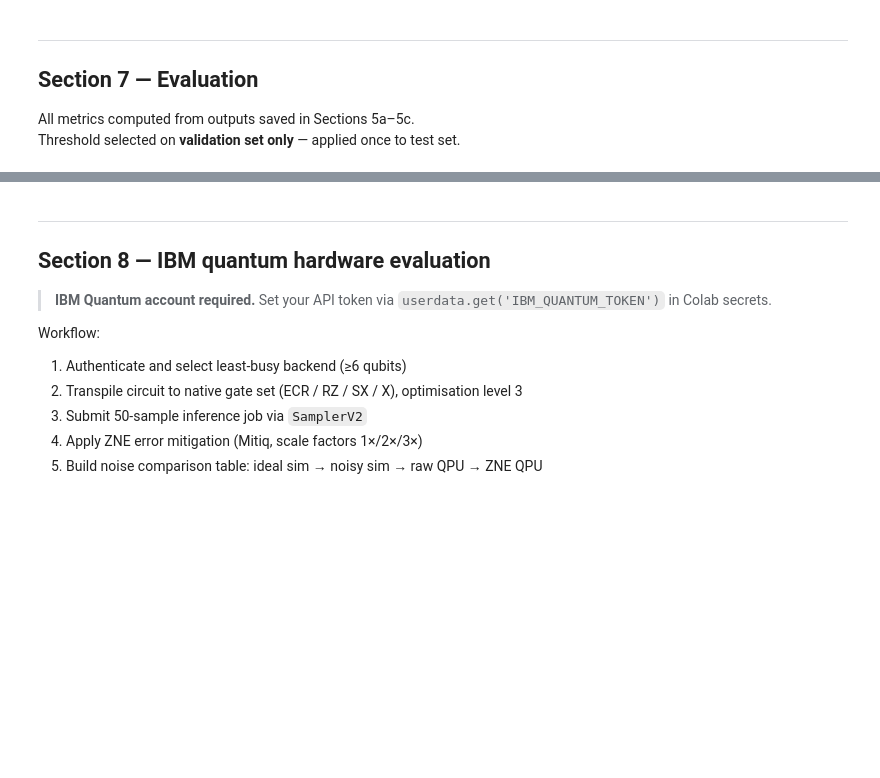
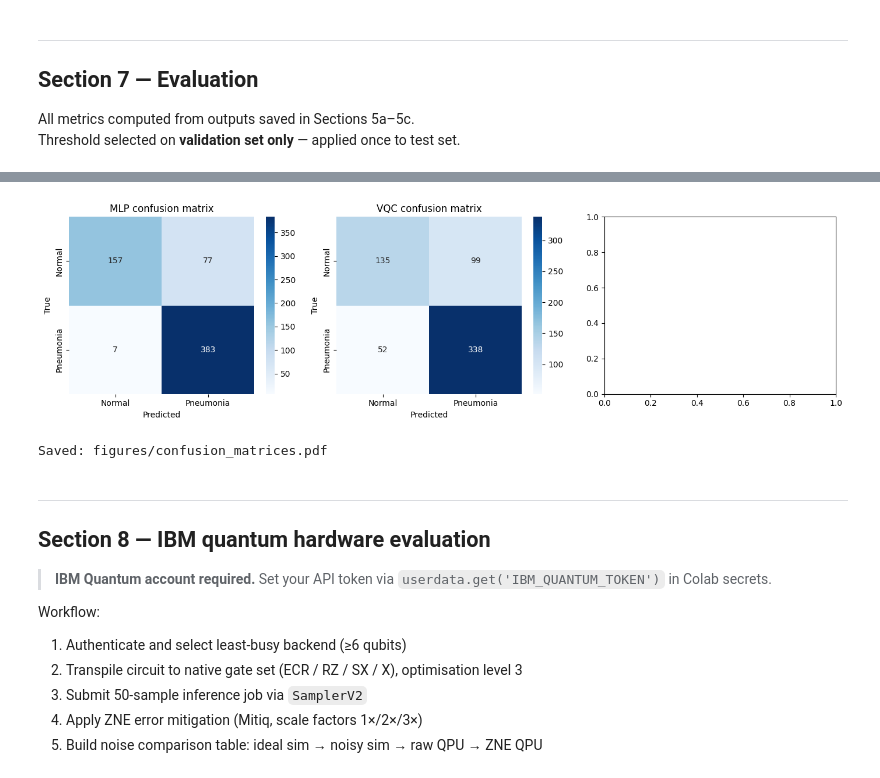
Before and after one commit to mforgo/Hybrid-model-for-pneumonia-detection, a Jupyter notebook: pneumonia_hybrid_qml.ipynb, the cells around one changed output, grey strips where cells are left out. Drawn from its saved outputs; the diff is of its cells as text; code cells hidden in the pictures; blank space fills up the shorter version.

```diff
--- a/pneumonia_hybrid_qml.ipynb
+++ b/pneumonia_hybrid_qml.ipynb
@@ -1297,20 +1149,23 @@ print('Saved: figures/roc_curves.pdf')
 # %%
 # ── 7.6  Confusion matrices ───────────────────────────────────────────────
 fig, axes = plt.subplots(1, 3, figsize=(14, 4))
 for ax, (name, preds) in zip(axes, [
-    ('MLP', mlp_preds), ('VQC', vqc_preds), ('QSVM', qsvm_preds)
+    ('MLP', mlp_preds), ('VQC', vqc_preds)
 ]):
     cm = confusion_matrix(y_test, preds)
     sns.heatmap(cm, annot=True, fmt='d', cmap='Blues', ax=ax,
                 xticklabels=['Normal', 'Pneumonia'],
                 yticklabels=['Normal', 'Pneumonia'])
     ax.set_title(f'{name} confusion matrix')
     ax.set_xlabel('Predicted'); ax.set_ylabel('True')
 
 plt.tight_layout()
 plt.savefig(f'{cfg.figures_dir}/confusion_matrices.pdf', bbox_inches='tight')
 plt.show()
 print('Saved: figures/confusion_matrices.pdf')
+# %% [output]
+[figure, added]
+Saved: figures/confusion_matrices.pdf
 # %%
 # ── 7.7  Grad-CAM interpretability ────────────────────────────────────────
 # Re-attach a classification head to ConvNeXt-Tiny and fine-tune it
```
Also changed, not shown: parts of 28 cells of this notebook, 7 other files.
